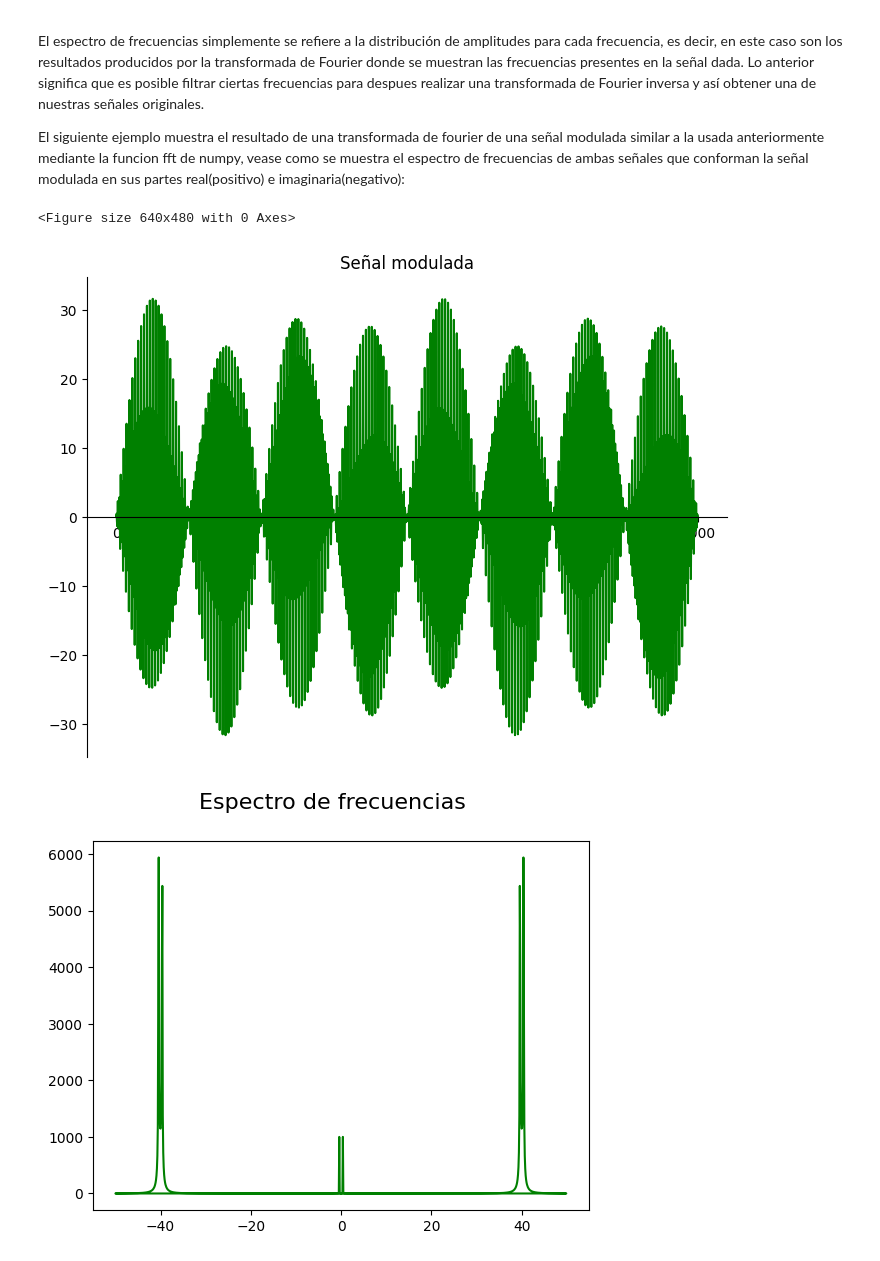
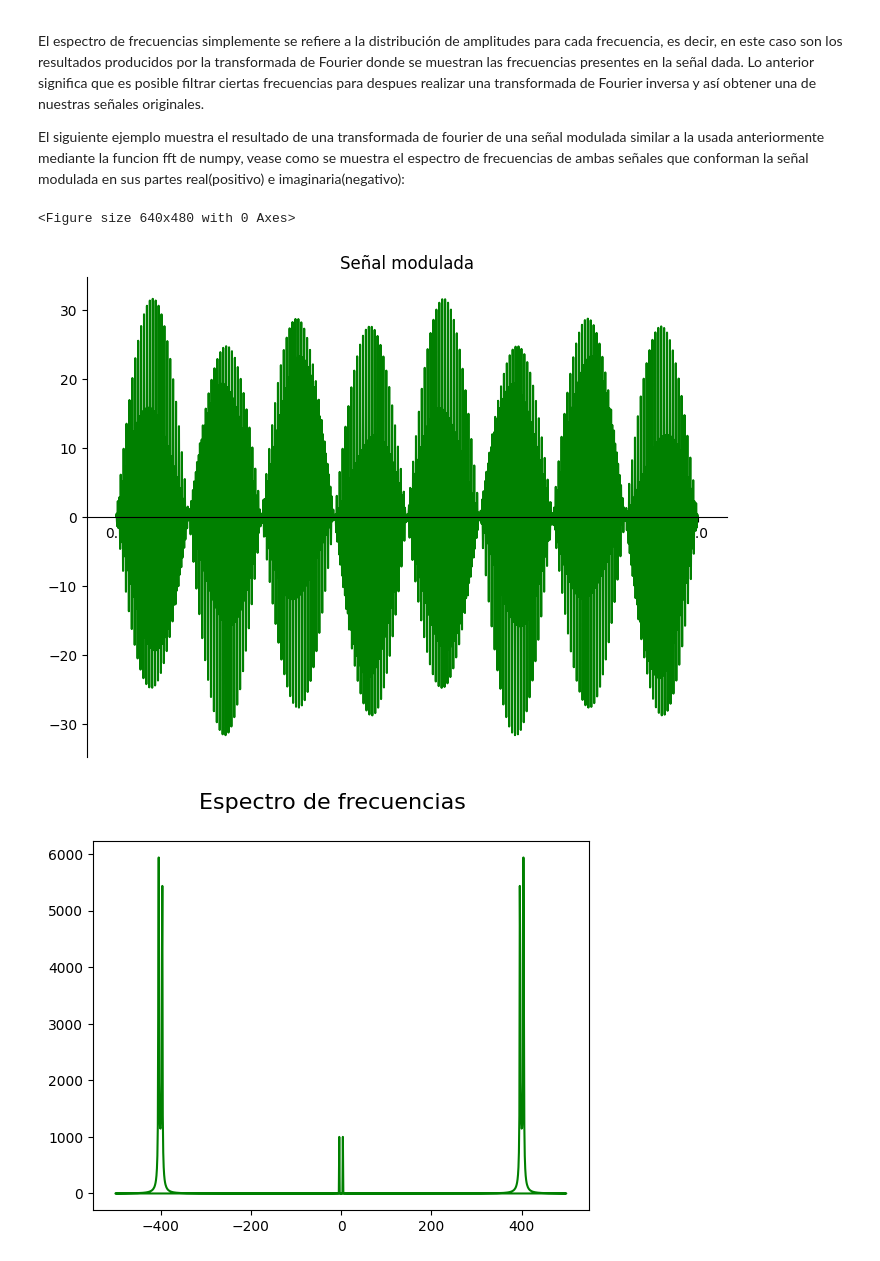
Before and after one commit to Setofnosets/Senoidales, a Jupyter notebook: Senoidales.ipynb, the cells around one changed output. Drawn from its saved outputs; the diff is of its cells as text; code cells hidden in the pictures.

```diff
--- a/Senoidales.ipynb
+++ b/Senoidales.ipynb
@@ -441,51 +407,25 @@ plt.show()
 <p>El espectro de frecuencias simplemente se refiere a la distribución de amplitudes para cada frecuencia, es decir, en este caso son los resultados producidos por la transformada de Fourier donde se muestran las frecuencias presentes en la señal dada. Lo anterior significa que es posible filtrar ciertas frecuencias para despues realizar una transformada de Fourier inversa y así obtener una de nuestras señales originales.</p>
 <p>El siguiente ejemplo muestra el resultado de una transformada de fourier de una señal modulada similar a la usada anteriormente mediante la funcion fft de numpy, vease como se muestra el espectro de frecuencias de ambas señales que conforman la señal modulada en sus partes real(positivo) e imaginaria(negativo):</p>
 # %%
-from math import sin, pi, cos
-import matplotlib.pyplot as plt
-from matplotlib.ticker import MultipleLocator, FormatStrFormatter
-from matplotlib.pyplot import figure
-import numpy as np
-
-#%matplotlib inline
-
-def sine_wave(A: float, f: float, phi: float, t:float) -> float:
-    return A*sin((2*pi*t*f) + phi)
-
-def mensaje(M: float, f: float, phi: float, t: float) -> float:
-    return M*sin((2*pi*t*f) + phi)
-
-def modulacion_amplitud(A: float, M: float, fc: float, fm: float, phi: float, t: float) -> float:
-    indice = M/A
-    return (1 + mensaje(indice, fm, phi, t))*sine_wave(A, fc, phi, t)
-
-def mostrar_grafica(y: list, title: str) -> None:
-    ax = plt.figure().add_axes([0,0,1,1])
-    ax.set_title(title)
-    ax.spines['bottom'].set_position('center')
-    ax.spines['right'].set_color('none')
-    ax.spines['top'].set_color('none')
-    plt.plot(y, 'g')
-
 
 x = np.linspace(0,1,1000)
 
 #Señal modulada
 modulada = [modulacion_amplitud(2,30,4000,400,0,tiempo) for tiempo in x]
 
 yf = np.fft.fft(modulada)
-xf = np.fft.fftfreq(len(yf), step)
+xf = np.fft.fftfreq(len(yf), 0.001)
 
 #Mostrar Graficas moduladas
 fig = plt.figure()
-mostrar_grafica(modulada, "Señal modulada")
+mostrar_grafica(x, modulada, "Señal modulada")
 fig = plt.figure()
 #Transformada de Fourier
 plt.suptitle("Espectro de frecuencias", fontsize=16)
 plt.plot(xf, np.abs(yf), 'g')
 
 plt.show()
 # %% [output]
 <Figure size 640x480 with 0 Axes>
-[figure, old version]
+[figure, new version]
-[figure, old version]
+[figure, new version]
```
Also changed, not shown: parts of 8 cells of this notebook.
